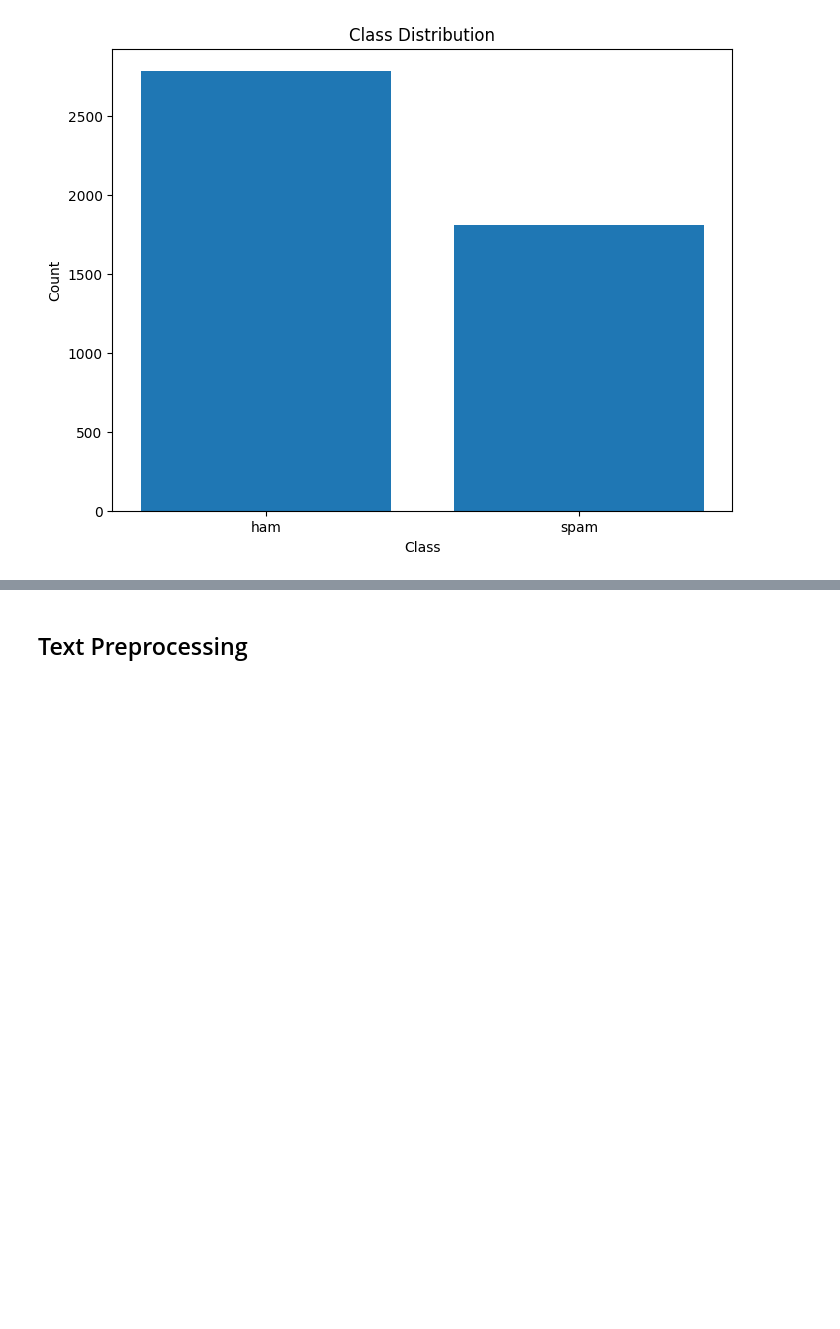
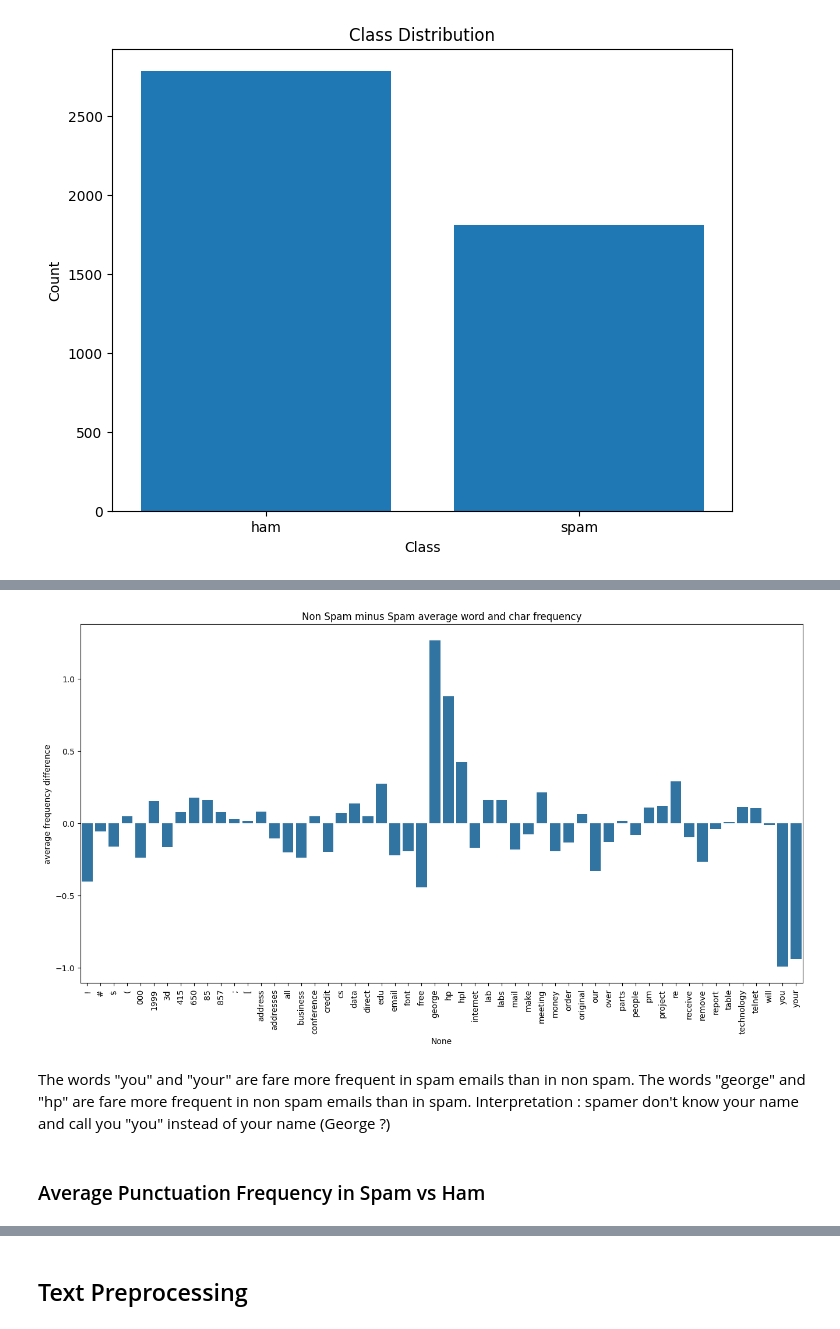
Before and after one commit to enidroman/Data-620-Web-Analysis, a Jupyter notebook: Data_620_Web_Analysis_Assignment_Document_Classification.ipynb, the cells around one changed output, grey strips where cells are left out. Saved outputs shown, nothing was run; the diff lists cells and outputs as text; code cells hidden in the pictures; blank space fills up the shorter version.

```diff
--- a/Data_620_Web_Analysis_Assignment_Document_Classification.ipynb
+++ b/Data_620_Web_Analysis_Assignment_Document_Classification.ipynb
@@ -336,0 +419,3 @@ plt.show()
+# %%
+pivot_class_freq=pd.pivot_table(combined_data,values=combined_data.drop(["Class","average","longest","total"],axis=1),index='Class',aggfunc="mean")
+pivot_class_freq
@@ -336,0 +428,13 @@ plt.show()
+# %%
+plt.figure(figsize=(16,8))
+plt.xticks(rotation=90)
+sns.barplot(x=pivot_class_freq.columns,
+            y=pivot_class_freq.iloc[0]-pivot_class_freq.iloc[1]).set(title="Non Spam minus Spam average word and char frequency",ylabel="average frequency difference");
+# %% [output]
+[figure, added]
+# %% [markdown]
+The words "you" and "your" are fare more frequent in spam emails than in non spam.
+The words "george" and "hp" are fare more frequent in non spam emails than in spam.
+Interpretation : spamer don't know your name and call you "you" instead of your name (George ?)
+# %% [markdown]
+### Average Punctuation Frequency in Spam vs Ham
```
Also changed, not shown: parts of 96 cells of this notebook.
